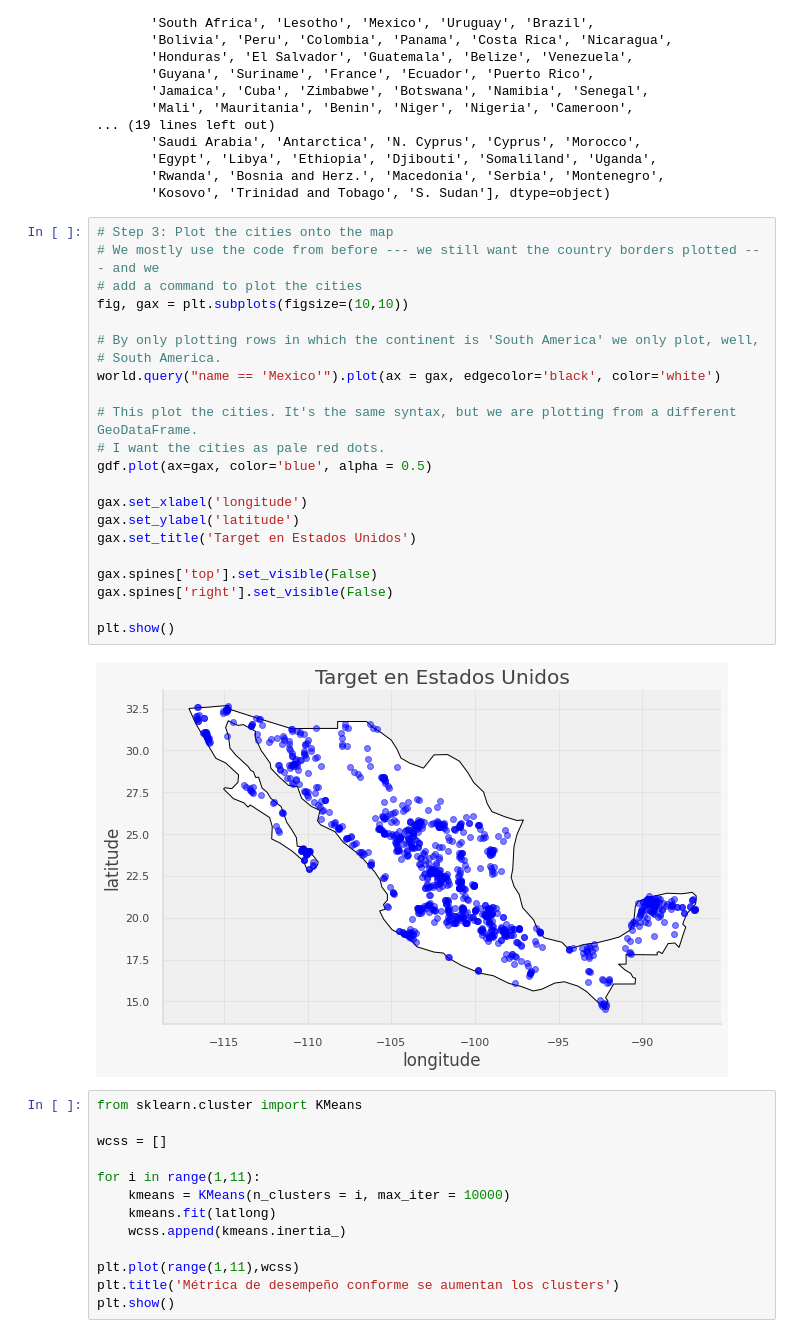
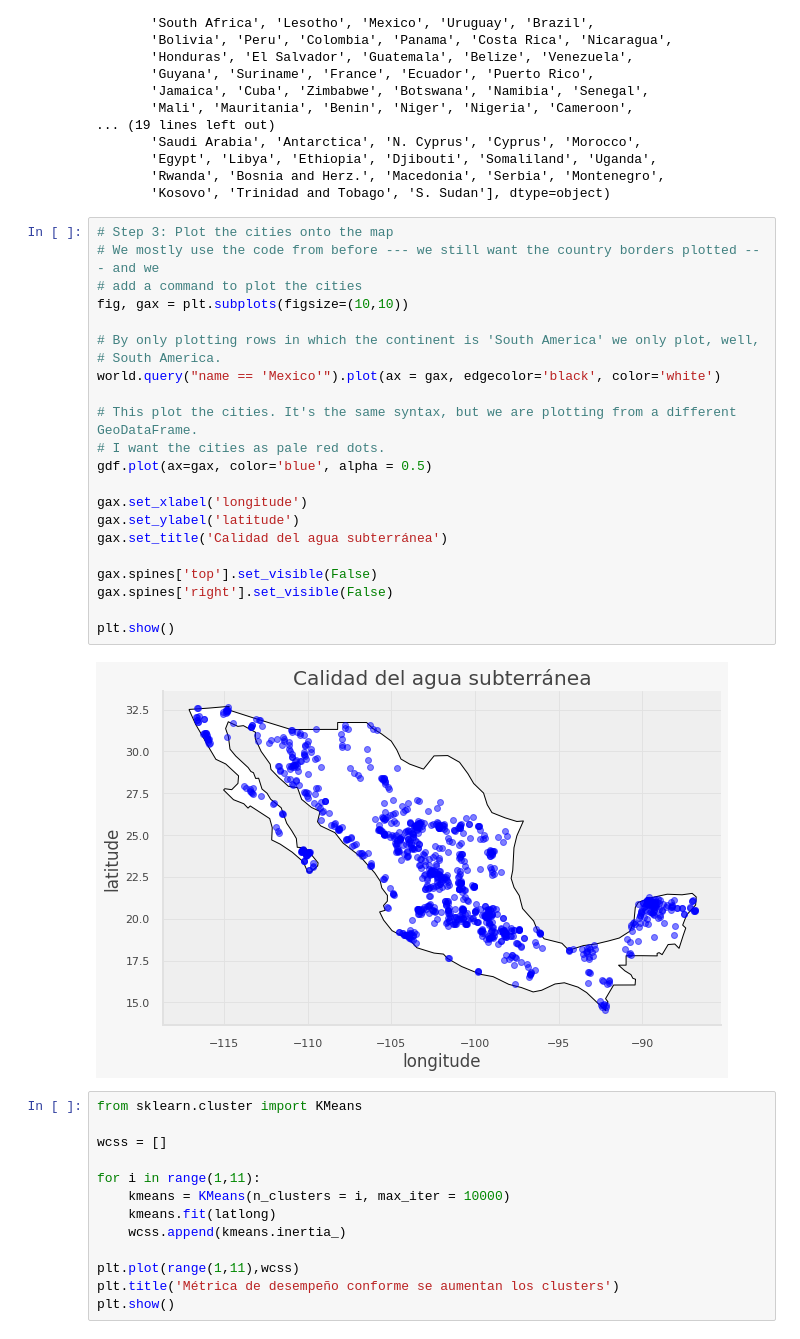
Before and after one commit to PosgradoMNA/actividades-del-projecto-equipo_105, a Jupyter notebook: Reto_Entrega1.ipynb, the cells around one changed output. Cells and saved outputs as stored; diff of their text form.

```diff
--- a/Reto_Entrega1.ipynb
+++ b/Reto_Entrega1.ipynb
@@ -453,27 +457,27 @@ array(['Fiji', 'Tanzania', 'W. Sahara', 'Canada',
 # %%
 # Step 3: Plot the cities onto the map
 # We mostly use the code from before --- we still want the country borders plotted --- and we
 # add a command to plot the cities
 fig, gax = plt.subplots(figsize=(10,10))
 
 # By only plotting rows in which the continent is 'South America' we only plot, well,
 # South America.
 world.query("name == 'Mexico'").plot(ax = gax, edgecolor='black', color='white')
 
 # This plot the cities. It's the same syntax, but we are plotting from a different GeoDataFrame.
 # I want the cities as pale red dots.
 gdf.plot(ax=gax, color='blue', alpha = 0.5)
 
 gax.set_xlabel('longitude')
 gax.set_ylabel('latitude')
-gax.set_title('Target en Estados Unidos')
+gax.set_title('Calidad del agua subterránea')
 
 gax.spines['top'].set_visible(False)
 gax.spines['right'].set_visible(False)
 
 plt.show()
 # %% [output]
-[figure, old version]
+[figure, new version]
 # %%
 from sklearn.cluster import KMeans
 
```
Also changed, not shown: parts of 16 cells of this notebook.
